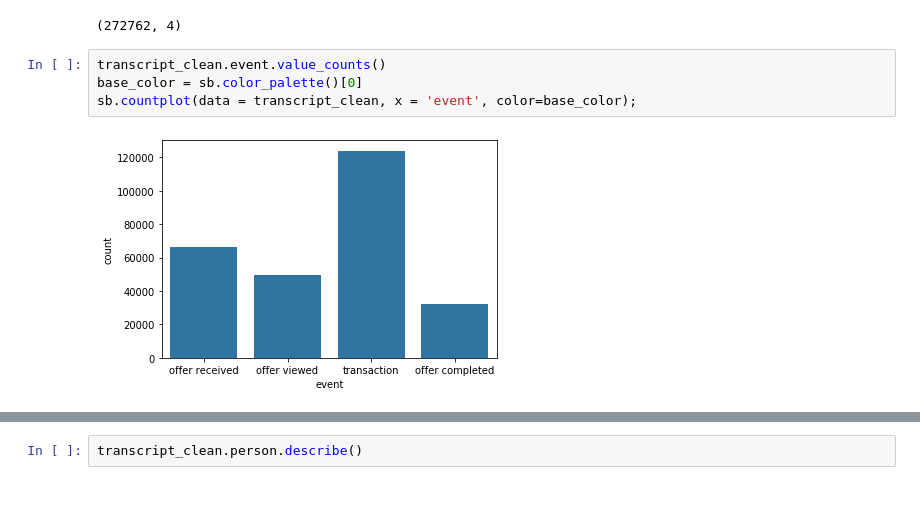
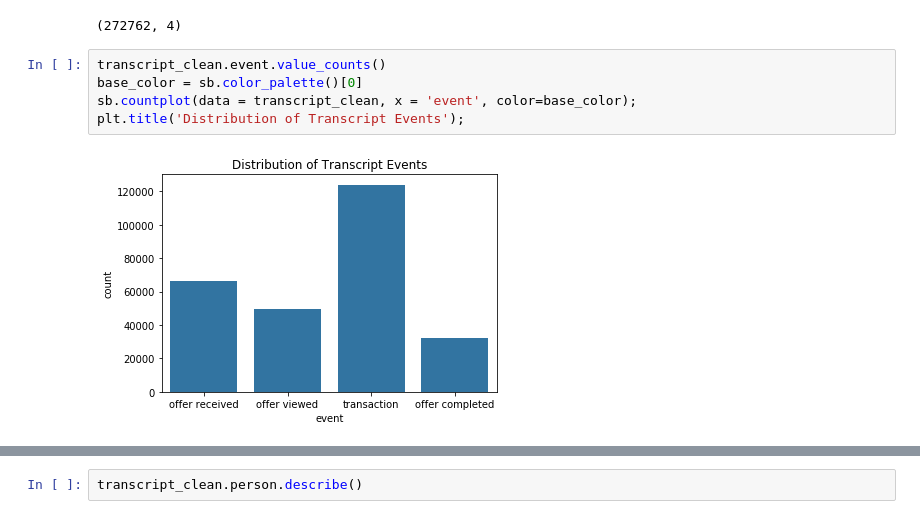
Before and after one commit to dagmaraw/Starbucks-offers, a Jupyter notebook: Starbucks_Capstone_notebook.ipynb, the cells around one changed output, grey strips where cells are left out. Drawn from its saved outputs; the diff is of its cells as text.

```diff
--- a/Starbucks_Capstone_notebook.ipynb
+++ b/Starbucks_Capstone_notebook.ipynb
@@ -313,6 +313,7 @@ transcript_clean.shape
 # %%
 transcript_clean.event.value_counts()
 base_color = sb.color_palette()[0]
 sb.countplot(data = transcript_clean, x = 'event', color=base_color);
+plt.title('Distribution of Transcript Events');
 # %% [output]
-[figure, old version]
+[figure, new version]
```
Also changed, not shown: parts of 9 cells of this notebook, 1 other file.
